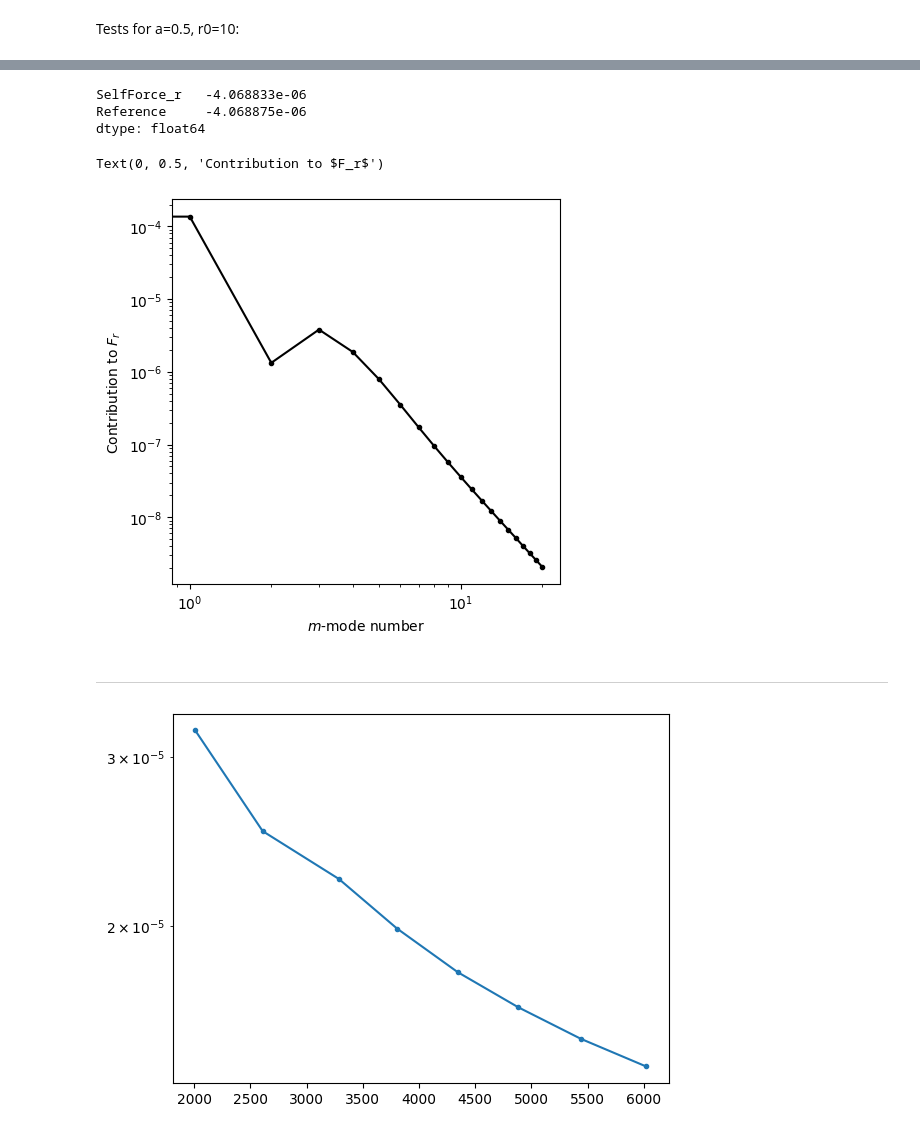
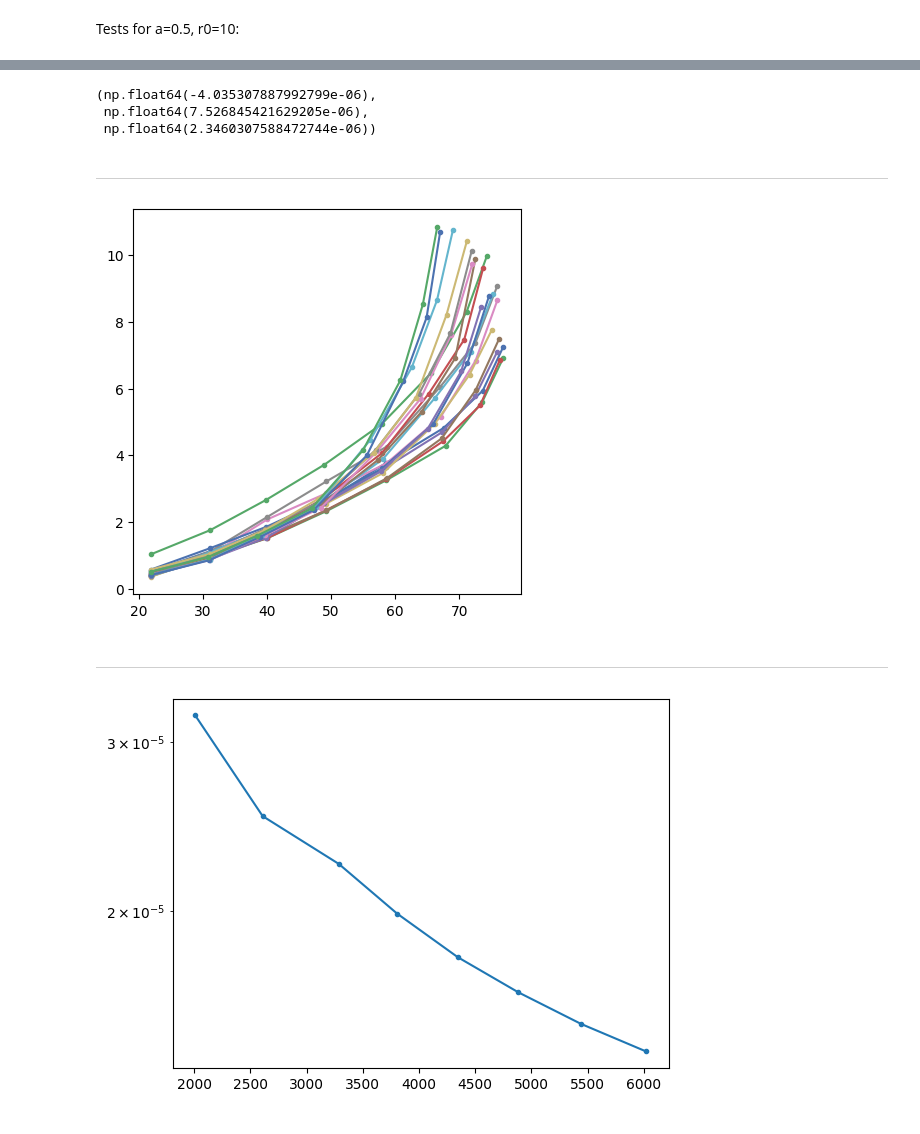
Before and after one commit to nilsvu/spectre, a Jupyter notebook: support/Pipelines/SelfForce/Scalar/plots.ipynb, the cells around one changed output, grey strips where cells are left out. Saved outputs shown, nothing was run; the diff lists cells and outputs as text; code cells hidden in the pictures.

```diff
--- a/support/Pipelines/SelfForce/Scalar/plots.ipynb
+++ b/support/Pipelines/SelfForce/Scalar/plots.ipynb
@@ -171,20 +330,26 @@ ssf
 # %%
-ssf[["SelfForce_r", "Reference"]].iloc[:-1].sum(axis=0) + sum_Fr4(r0=10, a=0.5, m_max=len(ssf) - 2)
+ssf_stats(ssf, r0=r_0, a=a)
 # -4.03517e-6
 # %% [output]
-SelfForce_r   -4.068833e-06
-Reference     -4.068875e-06
-dtype: float64
+(np.float64(-4.035307887992799e-06),
+ np.float64(7.526845421629205e-06),
+ np.float64(2.3460307588472744e-06))
-# %%
-plt.figure(figsize=(5, 5))
-plt.loglog(ssf.index, np.abs(ssf["SelfForce_r"]), marker=".", color="black")
-plt.xlabel("$m$-mode number")
-plt.ylabel("Contribution to $F_r$")
-# %% [output]
-Text(0, 0.5, 'Contribution to $F_r$')
-[figure, removed]
 # %% [markdown]
 ---
+# %%
+plt.figure(figsize=(5, 5))
+for dir in dirs:
+    with h5py.File(
+        dir,
+        "r",
+    ) as h5file:
+        amr_iterations = split_iteration_sequence(to_dataframe(h5file["GmresResiduals.dat"]).set_index("Iteration"))
+        num_points = to_dataframe(h5file["Norms.dat"])["NumberOfPoints"].iloc[1:]
+    plt.plot(num_points**0.5, [df["Walltime"].iloc[-1] for df in amr_iterations], marker=".")
+# %% [output]
+[figure, added]
+# %% [markdown]
+---
 # %%
 with h5py.File(
     "/Users/nilsvu/Projects/spectre/build-Default-Release/test_ssf2_m1/ScalarSelfForceReductions.h5",
```
Also changed, not shown: parts of 17 cells of this notebook, 6 other files.
